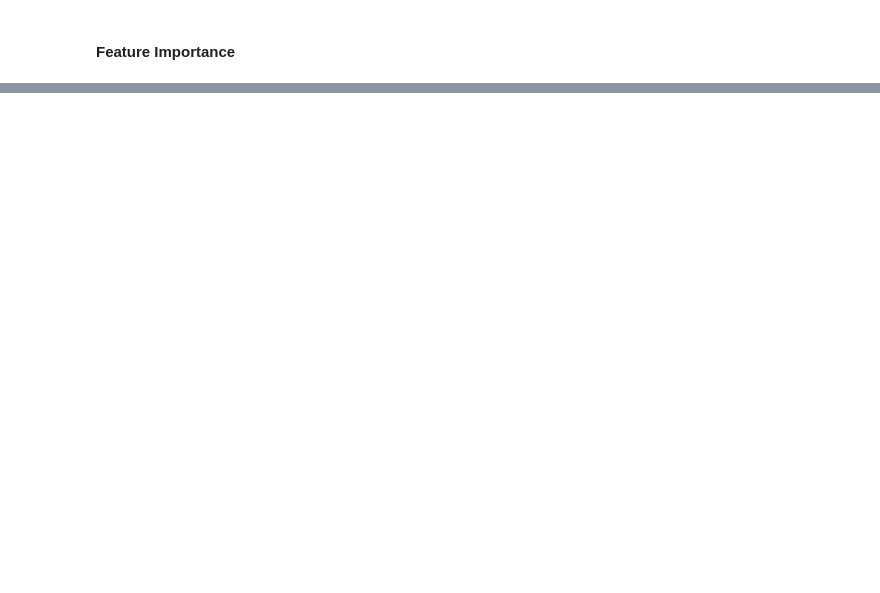
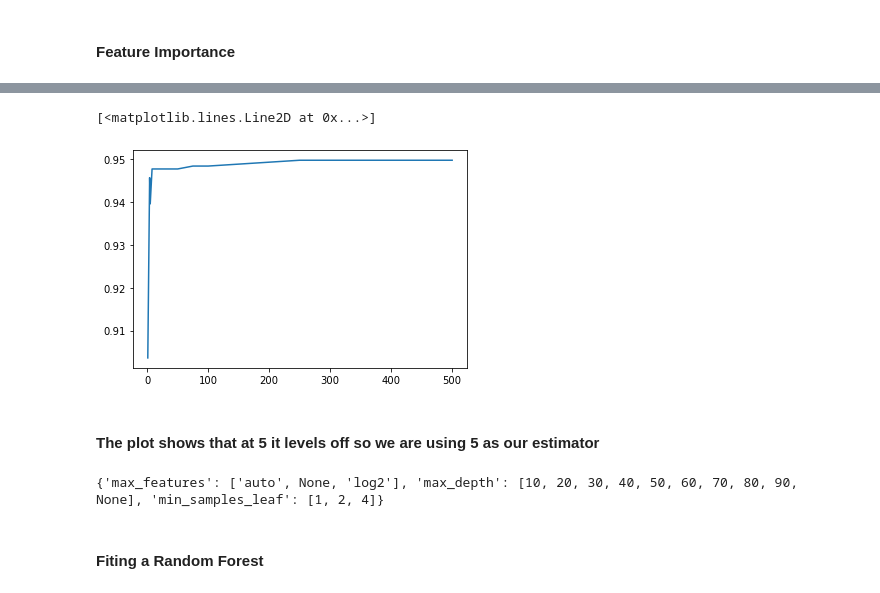
Before and after one commit to sccatalina/Final_Project, a Jupyter notebook: DW_Week_2_StrokePy.ipynb, the cells around one changed output, grey strips where cells are left out. Saved outputs shown, nothing was run; the diff lists cells and outputs as text; code cells hidden in the pictures; blank space fills up the shorter version.

Commit message:
Updated files
Updated DW_Week2_StrokePy and did the decision tree/random forest for the framingham dataset:)

```diff
--- a/DW_Week_2_StrokePy.ipynb
+++ b/DW_Week_2_StrokePy.ipynb
@@ -383,7 +383,7 @@ memory usage: 441.0 KB
 # %% [markdown]
 #### Data Wrangling
 # %%
-x = Stroke2.drop('stroke', axis=1)
+x = Stroke2.drop(['stroke', 'id'], axis=1)
 y = Stroke2['stroke']
 # %% [markdown]
 #### Train Test Split
@@ -433,0 +441,9 @@ dtype: float64
+# %%
+n_estimators_array = [1, 4, 5, 8, 10, 20, 50, 75, 100, 250, 500]
+results = []
+for n in n_estimators_array:
+    forest = RandomForestClassifier(n_estimators=n, random_state=76)
+    forest.fit(x_train, y_train)
+    result = accuracy_score(y_test, forest.predict(x_test))
+    results.append(result)
+    print(n, ':', result)
@@ -433,0 +462,23 @@ dtype: float64
+# %%
+plt.plot(n_estimators_array, results)
+# %% [output]
+[<matplotlib.lines.Line2D at 0x...>]
+[figure, added]
+# %% [markdown]
+#### The plot shows that at 5 it levels off so we are using 5 as our estimator
+# %%
+# Number of features to consider at every split
+max_features = ['auto', None, 'log2']
+# Maximum number of levels in tree
+max_depth = [10, 20, 30, 40, 50, 60, 70, 80, 90, None]
+# Minimum number of samples required at each leaf node
+min_samples_leaf = [1, 2, 4]
+# Method of selecting samples for training each tree
+random_grid = {'max_features': max_features,
+               'max_depth': max_depth,
+               'min_samples_leaf': min_samples_leaf}
+print(random_grid)
+# %% [output]
+{'max_features': ['auto', None, 'log2'], 'max_depth': [10, 20, 30, 40, 50, 60, 70, 80, 90, None], 'min_samples_leaf': [1, 2, 4]}
+# %% [markdown]
+#### Fiting a Random Forest
```
Also changed, not shown: parts of 26 cells of this notebook, 2 other files.
